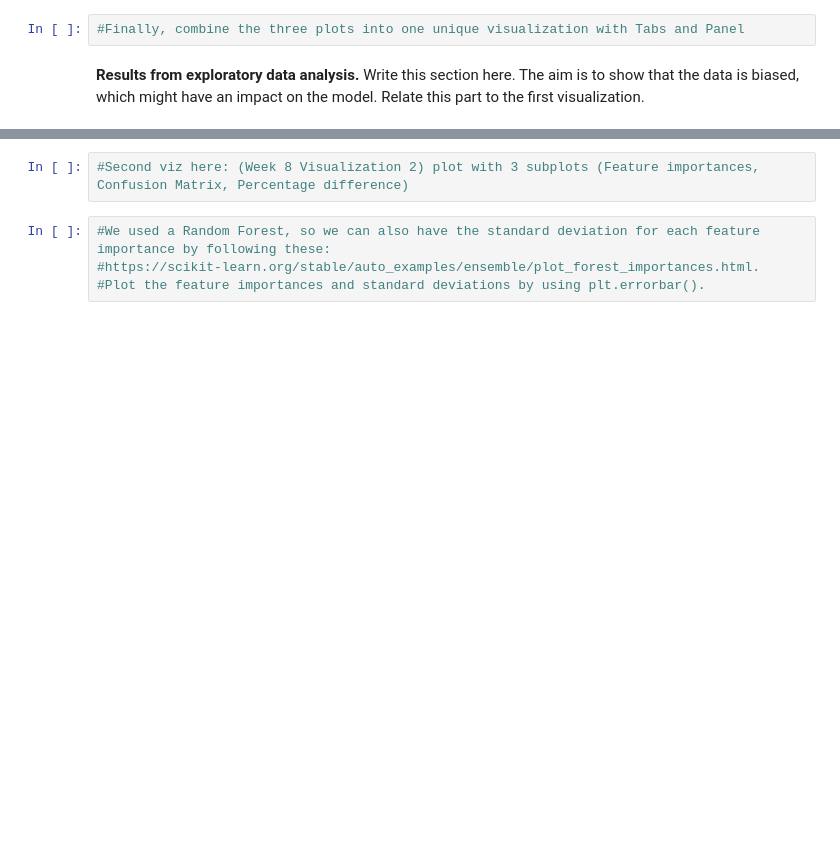
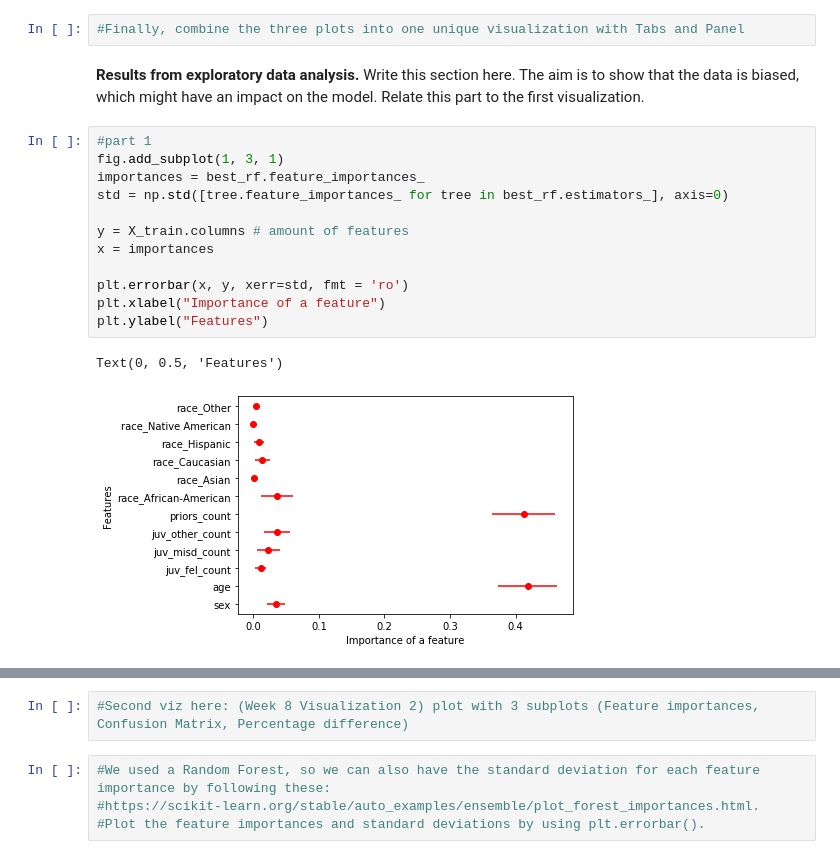
Before and after one commit to player1s/SocialDataWithTheBESTGroupEver, a Jupyter notebook: assignments/Assignment2_.ipynb, the cells around one changed output, grey strips where cells are left out. Drawn from its saved outputs; the diff is of its cells as text; blank space fills up the shorter version.

```diff
--- a/assignments/Assignment2_.ipynb
+++ b/assignments/Assignment2_.ipynb
@@ -937,3 +979,18 @@ Loading BokehJS ...
 #Finally, combine the three plots into one unique visualization with Tabs and Panel
 # %% [markdown]
 **Results from exploratory data analysis.** Write this section here. The aim is to show that the data is biased, which might have an impact on the model. Relate this part to the first visualization.
+# %%
+#part 1
+fig.add_subplot(1, 3, 1)
+importances = best_rf.feature_importances_
+std = np.std([tree.feature_importances_ for tree in best_rf.estimators_], axis=0)
+
+y = X_train.columns # amount of features
+x = importances
+
+plt.errorbar(x, y, xerr=std, fmt = 'ro')
+plt.xlabel("Importance of a feature")
+plt.ylabel("Features")
+# %% [output]
+Text(0, 0.5, 'Features')
+[figure, added]
```
Also changed, not shown: parts of 29 cells of this notebook.
